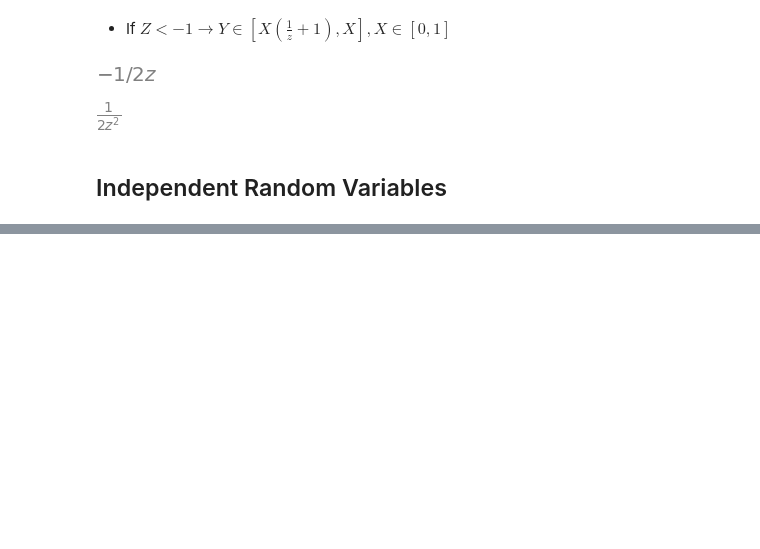
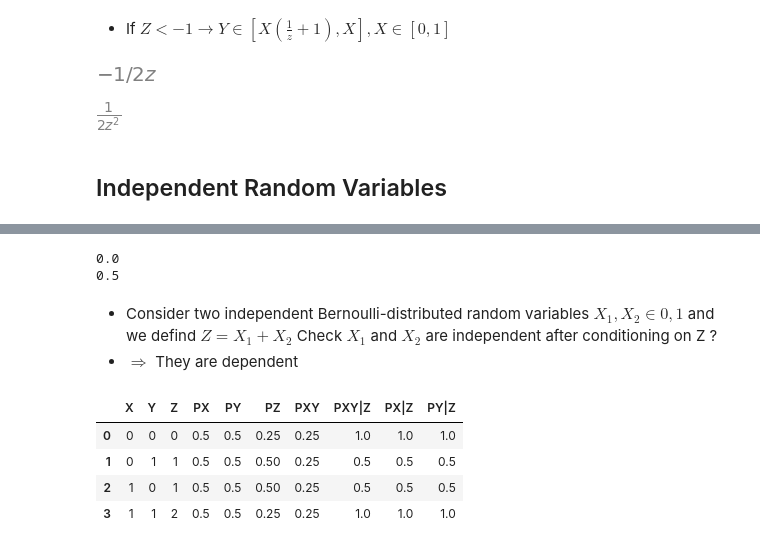
Before and after one commit to trungviet17/Probability_and_Statistic_Simulate_by_Python, a Jupyter notebook: Probability/Basic_Concept.ipynb, the cells around one changed output, grey strips where cells are left out. Saved outputs shown, nothing was run; the diff lists cells and outputs as text; code cells hidden in the pictures; blank space fills up the shorter version.

```diff
--- a/Probability/Basic_Concept.ipynb
+++ b/Probability/Basic_Concept.ipynb
@@ -145,0 +151,20 @@ simplify(f_z_left)
+# %%
+X = [1, 0, -1]
+Y = [0, 1, 0]
+S = []
+for i in range(len(X)) :
+    S.append((X[i], Y[i]))
+
+def compute_PXY(i, j, S) :
+    if (i, j) in S : return 1 / len(S)
+    return 0
+
+df = pd.DataFrame(index = [(i, j) for i in range(-1, 2) for j in range(0, 2)],
+                  columns = [ 'X', 'Y', 'PX', 'PY', 'PX*PY', 'PXY'])
+
+df['PX'] = [X.count(i) / len(X) for i, j in df.index]
+df['PY'] = [Y.count(i) / len(Y) for i , j in df.index]
+df['PX*PY'] = df['PX'] * df['PY']
+df['PXY'] = [compute_PXY(i, j, S) for i, j in df.index]
+df['X'] = [i for i, j in df.index]
+df['Y'] = [j for i, j in df.index]
@@ -145,0 +181,48 @@ simplify(f_z_left)
+# %%
+# Uncorrelated = 0
+print(df['X'].mean())
+print(df['Y'].mean())
+# %% [output]
+0.0
+0.5
+# %% [markdown]
+- Consider two independent Bernoulli-distributed random variables $ X_1, X_2 \in {0, 1} $ and we defind $ Z = X_1 + X_2 $ Check $X_1$ and $X_2$ are independent after conditioning on Z ?
+- $ \Rightarrow $ They are dependent
+# %%
+df = pd.DataFrame(index = [(i, j) for i in range(0, 2) for j in range(0, 2)],
+                  columns = ['X', 'Y','Z', 'PX', 'PY', 'PZ', 'PXY', 'PXY|Z' ])
+
+df['X'] = [i for i,j in df.index]
+df['Y'] = [j for i, j in df.index]
+df['Z'] = df['X'] + df['Y']
+df['PX'] = [1/2 for _ in range(len(df.index))]
+df['PY'] = [1/2 for _ in range(len(df.index))]
+
+df['PZ'] = df['Z'].map(lambda z: df['Z'].value_counts()[z] / len(df))
+df['PXY'] = df['PX'] * df['PY']
+
+
+df['PXY|Z'] = df['PXY'] / df['PZ']
+
+
+def find_condition_probability(x, y, df) :
+
+    distinct_count = df.groupby([x, y]).size().reset_index(name='count')
+
+    df = pd.merge(df, distinct_count, on=[x,y], how='left')
+
+    df['P' +x +'|Z'] = (df['count']/ 4) / df['PZ']
+
+    df = df.drop(columns=['count'])
+    return df
+
+df = find_condition_probability('X', 'Z', df)
+df = find_condition_probability('Y', 'Z', df)
+
+df
+# %% [output]
+|  | X | Y | Z | PX | PY | PZ | PXY | PXY|Z | PX|Z | PY|Z |
+| 0 | 0 | 0 | 0 | 0.5 | 0.5 | 0.25 | 0.25 | 1.0 | 1.0 | 1.0 |
+| 1 | 0 | 1 | 1 | 0.5 | 0.5 | 0.50 | 0.25 | 0.5 | 0.5 | 0.5 |
+| 2 | 1 | 0 | 1 | 0.5 | 0.5 | 0.50 | 0.25 | 0.5 | 0.5 | 0.5 |
+| 3 | 1 | 1 | 2 | 0.5 | 0.5 | 0.25 | 0.25 | 1.0 | 1.0 | 1.0 |
```
Also changed, not shown: parts of 11 cells of this notebook.
